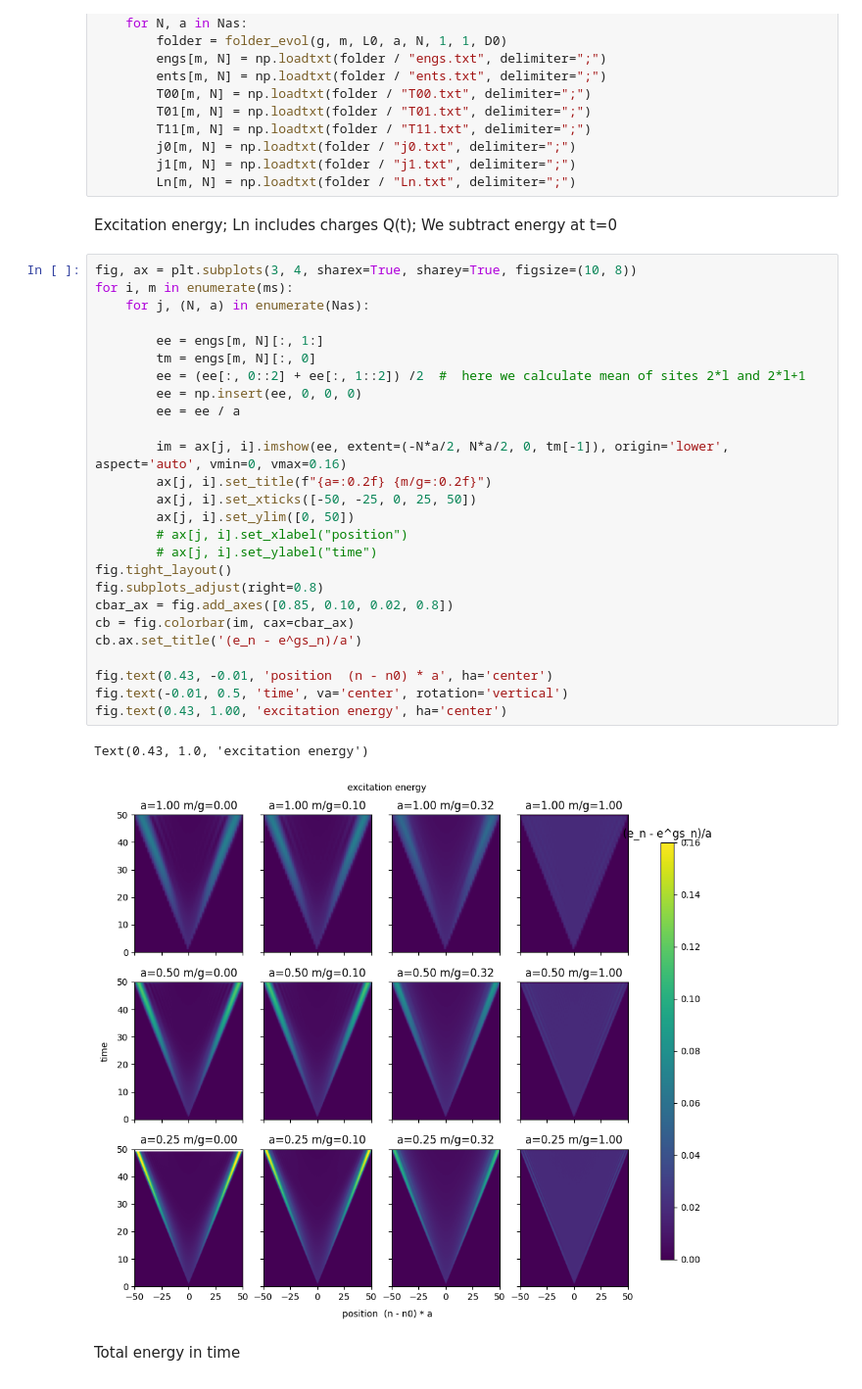
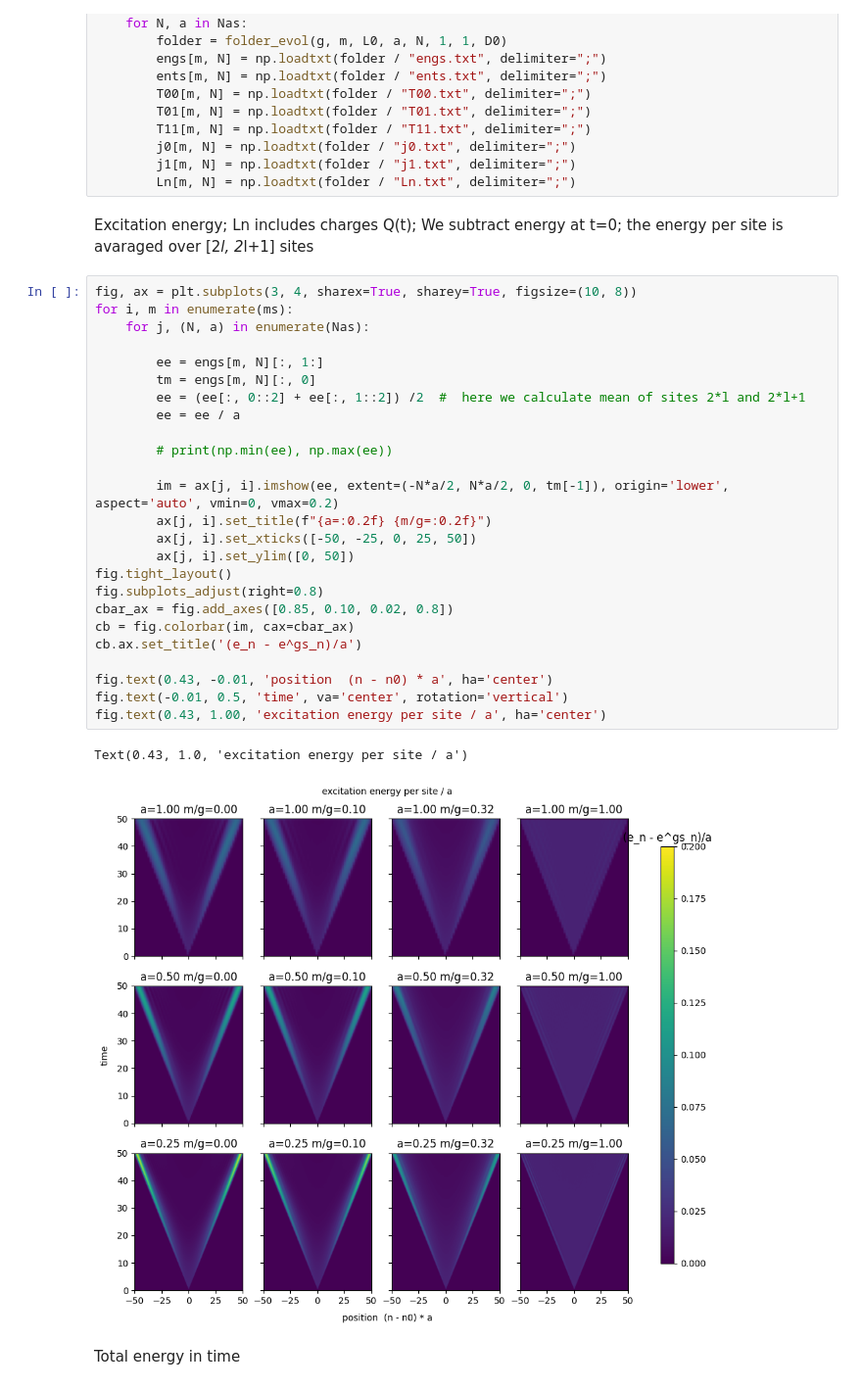
Before and after one commit to marekrams/jffs, a Jupyter notebook: plot_time_evolution.ipynb, the cells around one changed output. Shown at 98% size. Cells and saved outputs as stored; diff of their text form.

```diff
--- a/plot_time_evolution.ipynb
+++ b/plot_time_evolution.ipynb
@@ -27,36 +27,35 @@ for m in ms:
         j1[m, N] = np.loadtxt(folder / "j1.txt", delimiter=";")
         Ln[m, N] = np.loadtxt(folder / "Ln.txt", delimiter=";")
 # %% [markdown]
-Excitation energy;  Ln includes charges Q(t); We subtract energy at t=0
+Excitation energy;  Ln includes charges Q(t); We subtract energy at t=0;  the energy per site is avaraged over [2*l, 2*l+1] sites
 # %%
 fig, ax = plt.subplots(3, 4, sharex=True, sharey=True, figsize=(10, 8))
 for i, m in enumerate(ms):
     for j, (N, a) in enumerate(Nas):
 
         ee = engs[m, N][:, 1:]
         tm = engs[m, N][:, 0]
         ee = (ee[:, 0::2] + ee[:, 1::2]) /2  #  here we calculate mean of sites 2*l and 2*l+1
-        ee = np.insert(ee, 0, 0, 0)
         ee = ee / a
 
-        im = ax[j, i].imshow(ee, extent=(-N*a/2, N*a/2, 0, tm[-1]), origin='lower', aspect='auto', vmin=0, vmax=0.16)
+        # print(np.min(ee), np.max(ee))
+
+        im = ax[j, i].imshow(ee, extent=(-N*a/2, N*a/2, 0, tm[-1]), origin='lower', aspect='auto', vmin=0, vmax=0.2)
         ax[j, i].set_title(f"{a=:0.2f} {m/g=:0.2f}")
         ax[j, i].set_xticks([-50, -25, 0, 25, 50])
         ax[j, i].set_ylim([0, 50])
-        # ax[j, i].set_xlabel("position")
-        # ax[j, i].set_ylabel("time")
 fig.tight_layout()
 fig.subplots_adjust(right=0.8)
 cbar_ax = fig.add_axes([0.85, 0.10, 0.02, 0.8])
 cb = fig.colorbar(im, cax=cbar_ax)
 cb.ax.set_title('(e_n - e^gs_n)/a')
 
 fig.text(0.43, -0.01, 'position  (n - n0) * a', ha='center')
 fig.text(-0.01, 0.5, 'time', va='center', rotation='vertical')
-fig.text(0.43, 1.00, 'excitation energy', ha='center')
+fig.text(0.43, 1.00, 'excitation energy per site / a', ha='center')
 # %% [output]
-Text(0.43, 1.0, 'excitation energy')
+Text(0.43, 1.0, 'excitation energy per site / a')
-[figure, old version]
+[figure, new version]
 # %% [markdown]
 Total energy in time
 # %%
```
Also changed, not shown: parts of 22 cells of this notebook, 1 other file.
